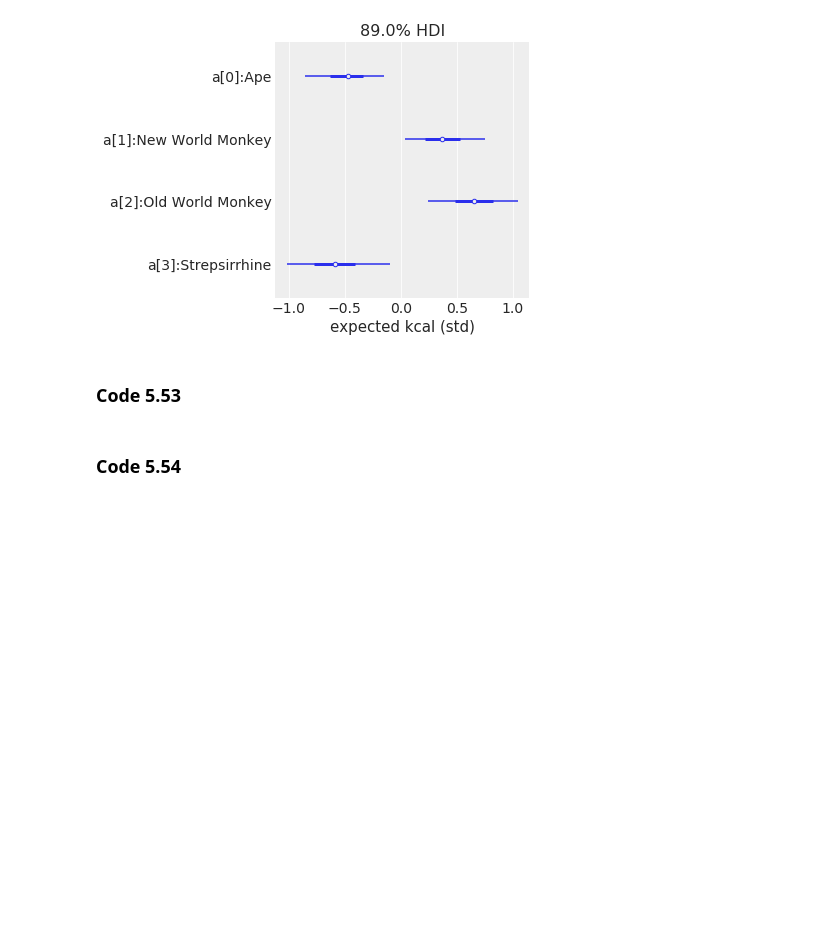
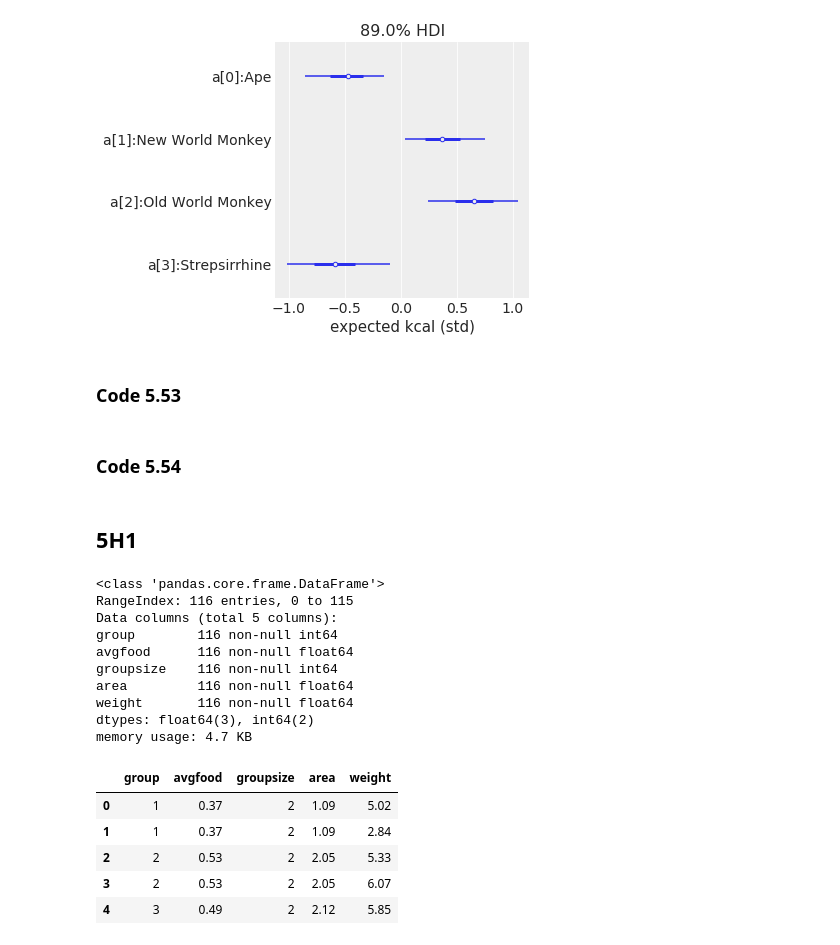
Before and after one commit to jgraving/rethinking-numpyro, a Jupyter notebook: notebooks/05_the_many_variables_and_the_spurious_waffles.ipynb, the cells around one changed output. Saved outputs shown, nothing was run; the diff lists cells and outputs as text; code cells hidden in the pictures; blank space fills up the shorter version.

```diff
--- a/notebooks/05_the_many_variables_and_the_spurious_waffles.ipynb
+++ b/notebooks/05_the_many_variables_and_the_spurious_waffles.ipynb
@@ -985,3 +985,27 @@ svi = SVI(
     K=d.K.values,
 )
 p5_10, losses = svi.run(random.PRNGKey(0), 1000)
+# %% [markdown]
+## 5H1
+# %%
+foxes = pd.read_csv("https://raw.githubusercontent.com/rmcelreath/rethinking/master/data/foxes.csv", sep=";")
+d = foxes
+d.info()
+d.head()
+# %% [output]
+<class 'pandas.core.frame.DataFrame'>
+RangeIndex: 116 entries, 0 to 115
+Data columns (total 5 columns):
+group        116 non-null int64
+avgfood      116 non-null float64
+groupsize    116 non-null int64
+area         116 non-null float64
+weight       116 non-null float64
+dtypes: float64(3), int64(2)
+memory usage: 4.7 KB
+|  | group | avgfood | groupsize | area | weight |
+| 0 | 1 | 0.37 | 2 | 1.09 | 5.02 |
+| 1 | 1 | 0.37 | 2 | 1.09 | 2.84 |
+| 2 | 2 | 0.53 | 2 | 2.05 | 5.33 |
+| 3 | 2 | 0.53 | 2 | 2.05 | 6.07 |
+| 4 | 3 | 0.49 | 2 | 2.12 | 5.85 |
```
Also changed, not shown: parts of 10 cells of this notebook.
